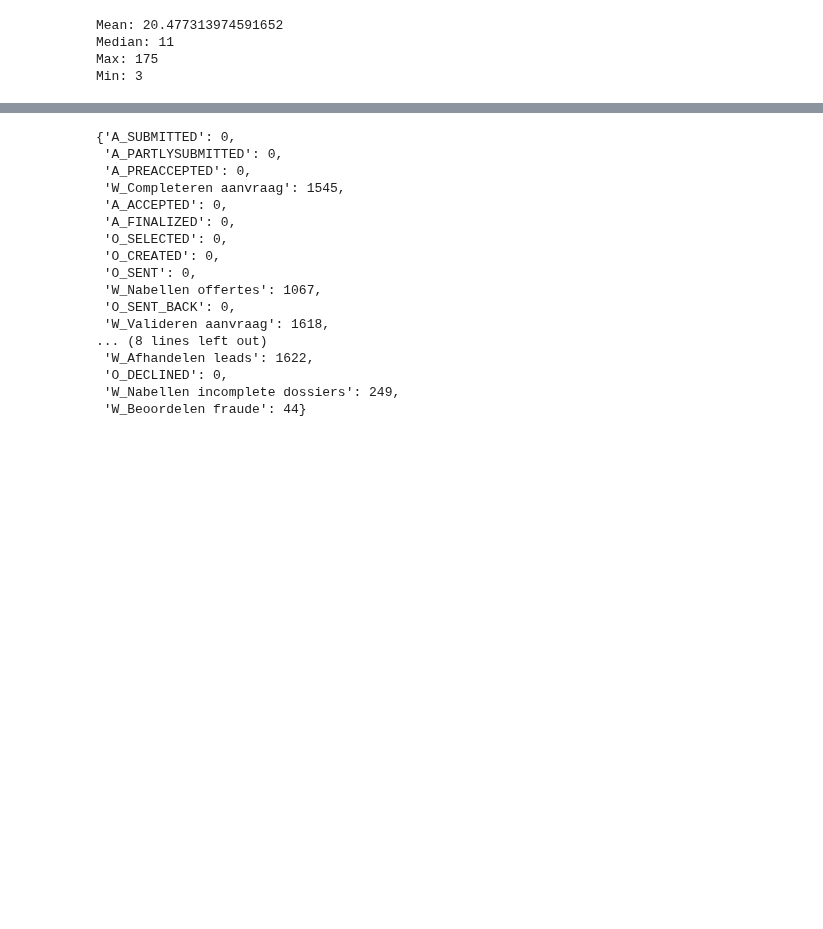
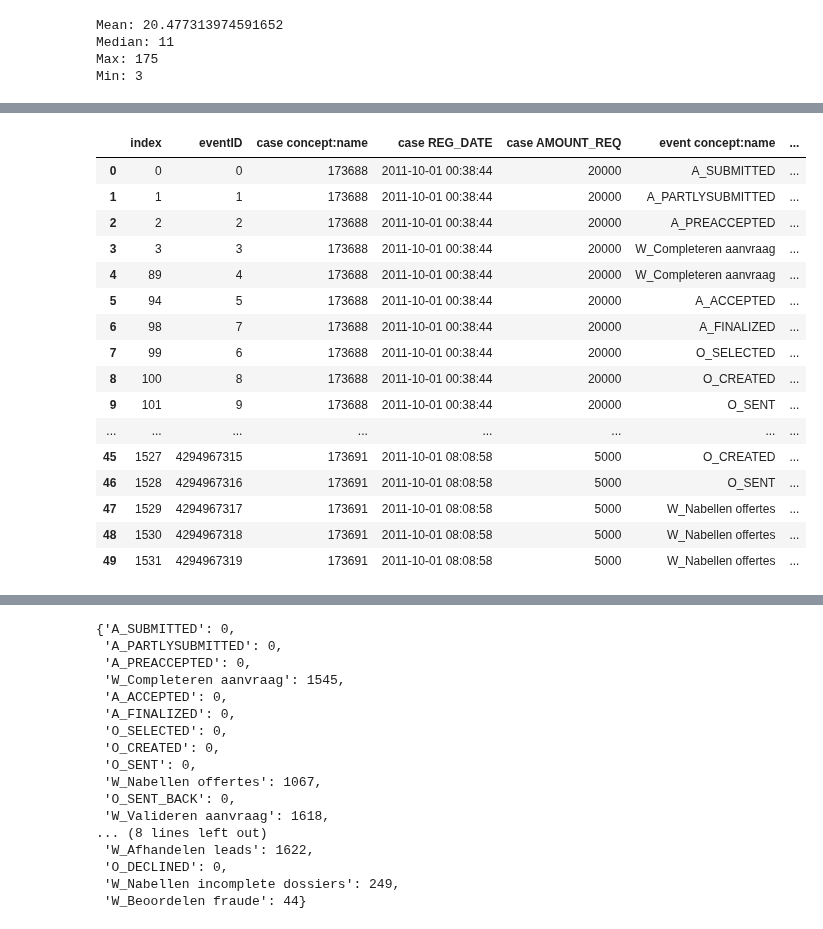
Before and after one commit to Elite-NL/Process_Mining, a Jupyter notebook: Baseline Predict Next Step.ipynb, the cells around one changed output, grey strips where cells are left out. Cells and saved outputs as stored; diff of their text form; code cells hidden in the pictures; blank space fills up the shorter version.

```diff
--- a/Baseline Predict Next Step.ipynb
+++ b/Baseline Predict Next Step.ipynb
@@ -155,3 +175,23 @@ def replacenat(timedelt):
+# %%
+df.head(50)
+# %% [output]
+|  | index | eventID | case concept:name | case REG_DATE | case AMOUNT_REQ | event concept:name | ... |
+| 0 | 0 | 0 | 173688 | 2011-10-01 00:38:44 | 20000 | A_SUBMITTED | ... |
+| 1 | 1 | 1 | 173688 | 2011-10-01 00:38:44 | 20000 | A_PARTLYSUBMITTED | ... |
+| 2 | 2 | 2 | 173688 | 2011-10-01 00:38:44 | 20000 | A_PREACCEPTED | ... |
+| 3 | 3 | 3 | 173688 | 2011-10-01 00:38:44 | 20000 | W_Completeren aanvraag | ... |
+| 4 | 89 | 4 | 173688 | 2011-10-01 00:38:44 | 20000 | W_Completeren aanvraag | ... |
+| 5 | 94 | 5 | 173688 | 2011-10-01 00:38:44 | 20000 | A_ACCEPTED | ... |
+| 6 | 98 | 7 | 173688 | 2011-10-01 00:38:44 | 20000 | A_FINALIZED | ... |
+| 7 | 99 | 6 | 173688 | 2011-10-01 00:38:44 | 20000 | O_SELECTED | ... |
+| 8 | 100 | 8 | 173688 | 2011-10-01 00:38:44 | 20000 | O_CREATED | ... |
+| 9 | 101 | 9 | 173688 | 2011-10-01 00:38:44 | 20000 | O_SENT | ... |
+| ... | ... | ... | ... | ... | ... | ... | ... |
+| 45 | 1527 | 4294967315 | 173691 | 2011-10-01 08:08:58 | 5000 | O_CREATED | ... |
+| 46 | 1528 | 4294967316 | 173691 | 2011-10-01 08:08:58 | 5000 | O_SENT | ... |
+| 47 | 1529 | 4294967317 | 173691 | 2011-10-01 08:08:58 | 5000 | W_Nabellen offertes | ... |
+| 48 | 1530 | 4294967318 | 173691 | 2011-10-01 08:08:58 | 5000 | W_Nabellen offertes | ... |
+| 49 | 1531 | 4294967319 | 173691 | 2011-10-01 08:08:58 | 5000 | W_Nabellen offertes | ... |
 # %%
 # We add the predicted time duration until next event to the dataframe
 # df[position_next_timestamp_column] = [x + average_time_per_pos[y] for x,y in zip(df[timestamp_column], df[position_column])]
```
Also changed, not shown: parts of 1 cell of this notebook, 9 other files.
